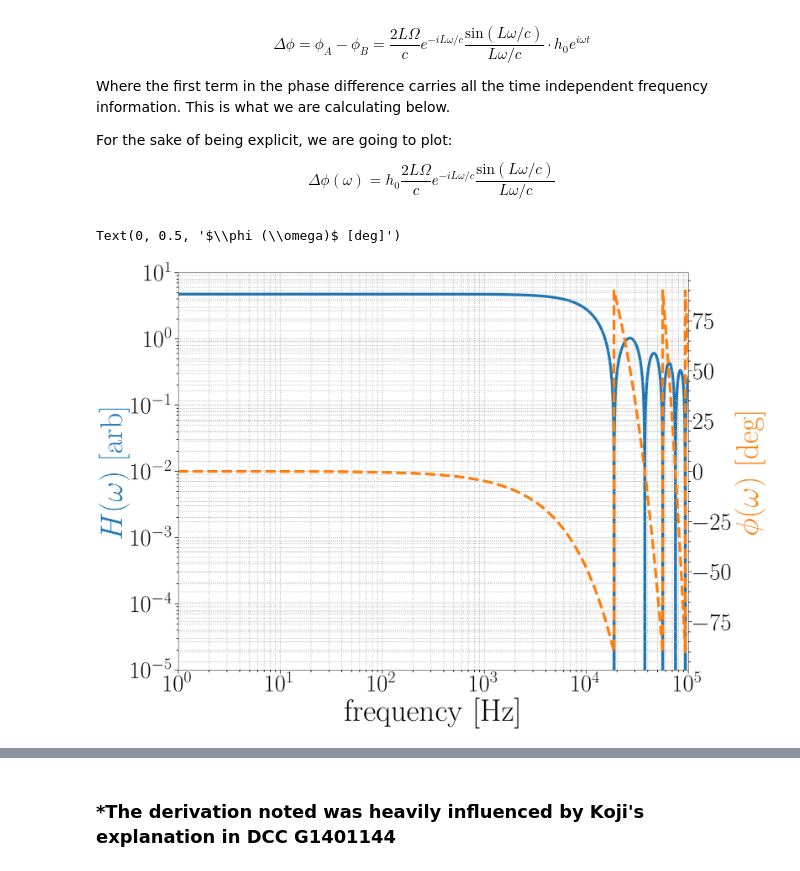
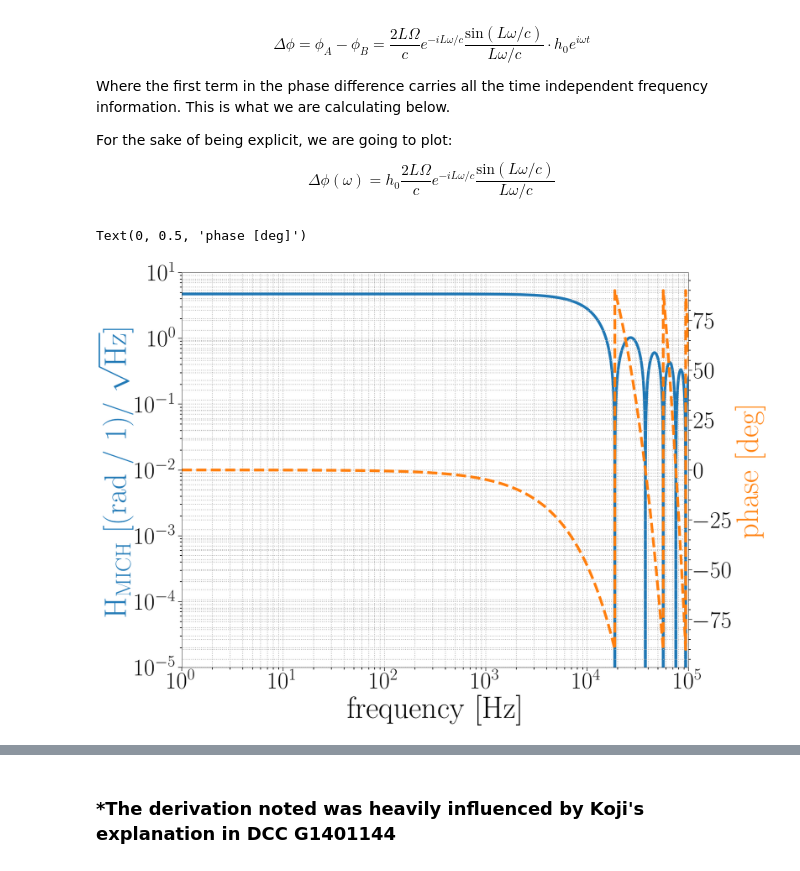
Before and after one commit to dancvan/dissertation, a Jupyter notebook: code/mich_fr.ipynb, the cells around one changed output, grey strips where cells are left out. Cells and saved outputs as stored; diff of their text form; code cells hidden in the pictures.

```diff
--- a/code/mich_fr.ipynb
+++ b/code/mich_fr.ipynb
@@ -51,5 +49,5 @@ $$
 \Delta \phi (\omega) = h_0\frac{2 L \Omega}{c}e^{-i L \omega / c} \frac{\mathrm{sin}(L \omega /c)}{L \omega /c}
 $$
 # %%
-def mich_freq_resp(freq, Length, OMEGA, h0):
-    return h0*2.0*Length*OMEGA*np.exp((-1j*L*2.0*np.pi*freq)/cee)*np.sin((L*2.0*np.pi*freq)/cee)/(L*2.0*np.pi*freq)
+def mich_freq_resp(freq, Length, OMEGA):
+    return 2.0*Length*OMEGA*np.exp((-1j*L*2.0*np.pi*freq)/cee)*np.sin((L*2.0*np.pi*freq)/cee)/(L*2.0*np.pi*freq)
@@ -60,17 +54,19 @@ H = [mich_freq_resp(i, L, OMEG, h_0) for i in w]
+# %%
+H = mich_freq_resp(nu,L,OMEG)
 # %%
 fig, ax1 = plt.subplots()
 ax1.set_xlabel('frequency [Hz]')
-ax1.set_ylabel('$H(\omega)$ [arb]',color='C0')
+ax1.set_ylabel('H$_{\mathrm{MICH}}$ [(rad / 1)/ $\sqrt{\mathrm{Hz}}$]',color='C0')
 #ax1.plot(w/(FSR), F_w_cc_modsq*100)
-ax1.loglog(w,np.abs(np.real(H)),linewidth=7.5, color='C0')
+ax1.loglog(nu,np.abs(np.real(H)),linewidth=7.5, color='C0')
 plt.ylim([10e-6, 10e0])
 ax2 = ax1.twinx()
 #ax2.plot(w/(FSR), (180/np.pi)*np.arctan(F_w_cc.imag/F_w_cc.real), '--')
-ax2.semilogx(w,(180/np.pi)*np.arctan(np.imag(H)/np.real(H)), '--', linewidth=7.5,color='C1')
+ax2.semilogx(nu,(180/np.pi)*np.arctan(np.imag(H)/np.real(H)), '--', linewidth=7.5,color='C1')
 #plt.xlabel('frequency [FSR]')
 plt.xlim([1,1e5])
-plt.ylabel('$\phi (\omega)$ [deg]',color='C1')
+plt.ylabel('phase [deg]',color='C1')
 # %% [output]
-Text(0, 0.5, '$\\phi (\\omega)$ [deg]')
+Text(0, 0.5, 'phase [deg]')
-[figure, old version]
+[figure, new version]
 # %%
```
Also changed, not shown: parts of 3 cells of this notebook, 7 other files.
